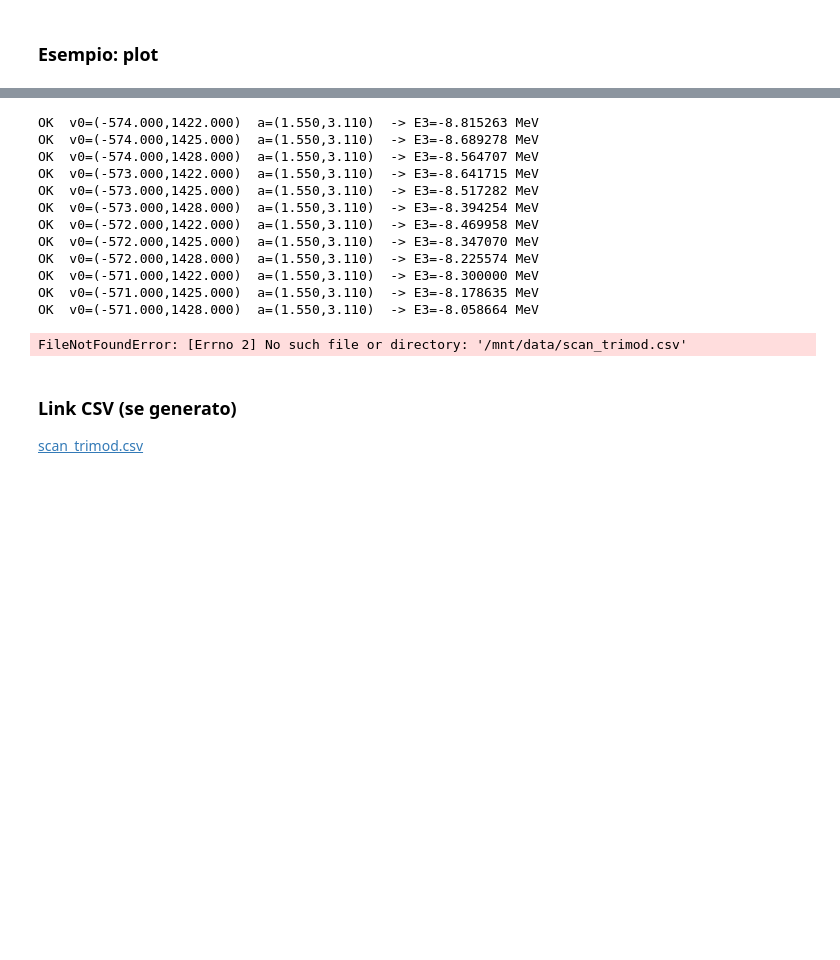
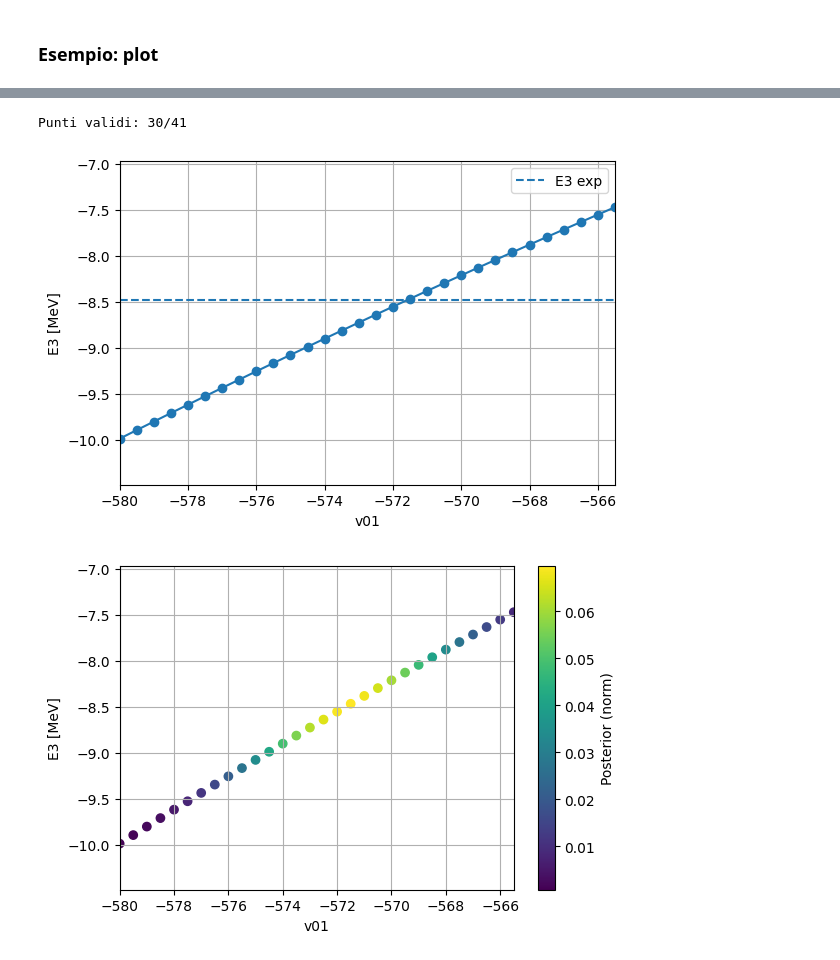
Before and after one commit to SilviaZironi/Thesis, a Jupyter notebook: TRIMOD_bayes_notebook_UPDATED (1).ipynb, the cells around one changed output, grey strips where cells are left out. Drawn from its saved outputs; the diff is of its cells as text; code cells hidden in the pictures; blank space fills up the shorter version.

```diff
--- a/TRIMOD_bayes_notebook_UPDATED (1).ipynb
+++ b/TRIMOD_bayes_notebook_UPDATED (1).ipynb
@@ -118,5 +158,20 @@ try:
     print('E3 =', E3, 'MeV')
 except Exception as e:
     print(e)
+
+theta_test = (-570.0, 1420.0, 1.55, 3.11)
+try:
+    E3 = tr.run_one(theta_test)
+    print('E3 =', E3, 'MeV')
+except Exception as e:
+    print(e)
+
+'''
+for a1 in (1.53, 1.55, 1.57):
+    try:
+        print(a1, tr.run_one([-573.0, 1420.0, a1, 3.11]))
+    except Exception as e:
+        print(a1, "->", e)  # se non converge
+'''
 # %% [output]
 E3 = -8.725457 MeV
@@ -488,25 +429,40 @@ run_point(tr, theta_cal)
-# %%
-
-v01_list = [-574, -573, -572, -571]
-v02_list = [1422, 1425, 1428]
-a1, a2   = 1.55, 3.11
-results  = scan_grid(tr, v01_list, v02_list, a1, a2, csv_path="/mnt/data/scan_trimod.csv")
-best     = best_of_scan(results, target=-8.48); best
-plot_results(results)
-# %% [output]
-OK  v0=(-574.000,1422.000)  a=(1.550,3.110)  -> E3=-8.815263 MeV
-OK  v0=(-574.000,1425.000)  a=(1.550,3.110)  -> E3=-8.689278 MeV
-OK  v0=(-574.000,1428.000)  a=(1.550,3.110)  -> E3=-8.564707 MeV
-OK  v0=(-573.000,1422.000)  a=(1.550,3.110)  -> E3=-8.641715 MeV
-OK  v0=(-573.000,1425.000)  a=(1.550,3.110)  -> E3=-8.517282 MeV
-OK  v0=(-573.000,1428.000)  a=(1.550,3.110)  -> E3=-8.394254 MeV
-OK  v0=(-572.000,1422.000)  a=(1.550,3.110)  -> E3=-8.469958 MeV
-OK  v0=(-572.000,1425.000)  a=(1.550,3.110)  -> E3=-8.347070 MeV
-OK  v0=(-572.000,1428.000)  a=(1.550,3.110)  -> E3=-8.225574 MeV
-OK  v0=(-571.000,1422.000)  a=(1.550,3.110)  -> E3=-8.300000 MeV
-OK  v0=(-571.000,1425.000)  a=(1.550,3.110)  -> E3=-8.178635 MeV
-OK  v0=(-571.000,1428.000)  a=(1.550,3.110)  -> E3=-8.058664 MeV
-FileNotFoundError: [Errno 2] No such file or directory: '/mnt/data/scan_trimod.csv'
-# %% [markdown]
-### Link CSV (se generato)
-[scan_trimod.csv](sandbox:/mnt/data/scan_trimod.csv)
+# %%
+import numpy as np
+import matplotlib.pyplot as plt
+
+xs  = np.array([r['x'] for r in rows], float)
+E3s = np.array([r['E3'] for r in rows], float)
+post= np.array([r.get('post_norm', 0.0) for r in rows], float)
+
+mask = np.isfinite(E3s)
+print(f"Punti validi: {int(mask.sum())}/{len(rows)}")
+
+if mask.any():
+    y_min, y_max = float(np.nanmin(E3s[mask])), float(np.nanmax(E3s[mask]))
+    pad = max(0.5, 0.05*max(1.0, abs(y_max - y_min)))
+    y_lo, y_hi = y_min - pad, y_max + pad
+
+    fig, ax = plt.subplots(figsize=(6,4))
+    (ax.plot if mask.sum()>=3 else ax.scatter)(xs[mask], E3s[mask], marker='o')
+    E3_EXP = -8.482
+    if y_lo <= E3_EXP <= y_hi:
+        ax.axhline(E3_EXP, ls='--', label='E3 exp'); ax.legend()
+    ax.set_xlim(float(xs[mask].min()), float(xs[mask].max()))
+    ax.set_ylim(y_lo, y_hi)
+    ax.set_xlabel('v01'); ax.set_ylabel('E3 [MeV]'); ax.grid(True); plt.tight_layout()
+    plt.show()
+
+    if np.isfinite(post[mask]).any():
+        fig, ax = plt.subplots(figsize=(6,4))
+        sc = ax.scatter(xs[mask], E3s[mask], c=post[mask])
+        cb = plt.colorbar(sc, ax=ax); cb.set_label('Posterior (norm)')
+        ax.set_xlim(float(xs[mask].min()), float(xs[mask].max()))
+        ax.set_ylim(y_lo, y_hi)
+        ax.set_xlabel('v01'); ax.set_ylabel('E3 [MeV]'); ax.grid(True); plt.tight_layout()
+        plt.show()
+else:
+    print("Nessun E3 finito da plottare.")
+# %% [output]
+Punti validi: 30/41
+[figure, added]
+[figure, added]
```
Also changed, not shown: parts of 19 cells of this notebook.
